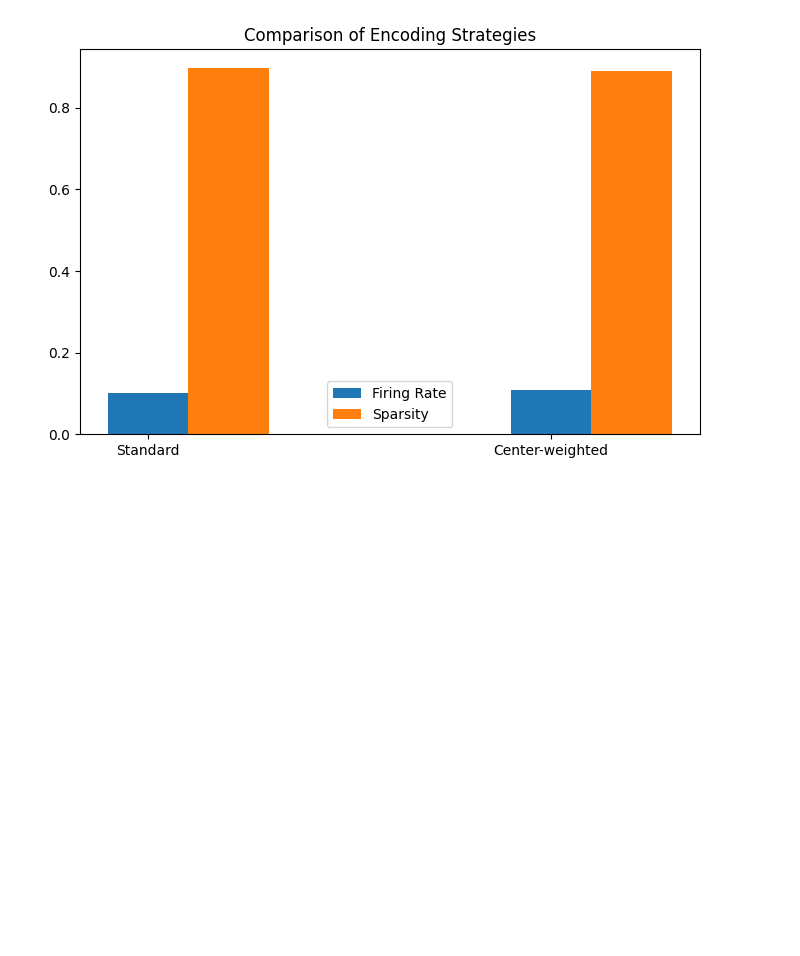
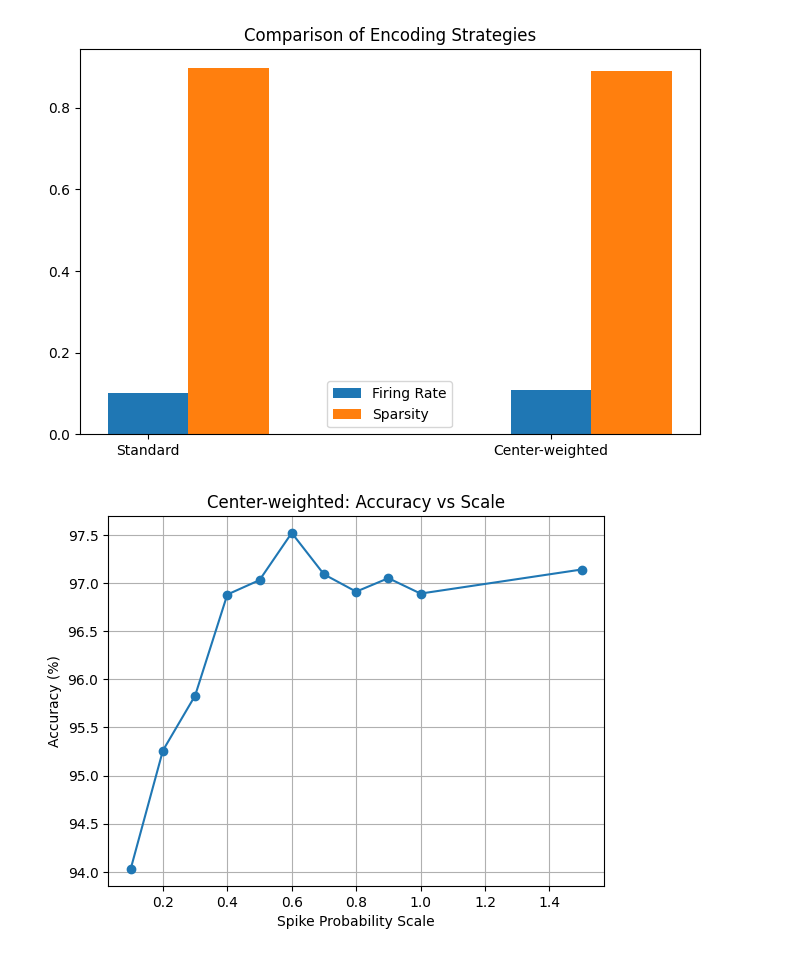
Before and after one commit to julenlegido/SpikingNeuralNetworks, a Jupyter notebook: notebooks/center_weighted_experiment.ipynb, the cells around one changed output. Saved outputs shown, nothing was run; the diff lists cells and outputs as text; code cells hidden in the pictures; blank space fills up the shorter version.

```diff
--- a/notebooks/center_weighted_experiment.ipynb
+++ b/notebooks/center_weighted_experiment.ipynb
@@ -6,17 +6,15 @@ cd ..
 import json
 import matplotlib.pyplot as plt
 
-# Standard encoding (scale = 0.5)
-with open("results/logs/snn_rate_results_steps25_scale0.5.json") as f:
-    standard = json.load(f)
+scales = [0.1, 0.2, 0.3, 0.4, 0.5, 0.6, 0.7, 0.8, 0.9, 1.0, 1.5]
 
-with open("results/logs/spike_rate_results_steps25_scale0.5.json") as f:
-    standard_spike = json.load(f)
+accuracies = []
+times = []
 
-# Center-weighted encoding
-with open("results/logs/snn_center_results_scale0.5.json") as f:
-    center = json.load(f)
+for s in scales:
+    with open(f"results/logs/snn_center_results_steps25_scale{s}.json") as f:
+        data = json.load(f)
 
-with open("results/logs/spike_center_results_scale0.5.json") as f:
-    center_spike = json.load(f)
+    accuracies.append(data["accuracy"][-1])
+    times.append(sum(data["time"]) / len(data["time"]))
 # %%
@@ -104,3 +92,16 @@ plt.savefig("results/figures/center_combined.png", dpi=300)
 plt.show()
 # %% [output]
 [figure]
+# %%
+plt.figure()
+plt.plot(scales, accuracies, marker='o')
+
+plt.xlabel("Spike Probability Scale")
+plt.ylabel("Accuracy (%)")
+plt.title("Center-weighted: Accuracy vs Scale")
+
+plt.grid()
+plt.savefig("results/figures/center_accuracy_vs_scale.png", dpi=300)
+plt.show()
+# %% [output]
+[figure, added]
```
Also changed, not shown: parts of 9 cells of this notebook, 33 other files.
